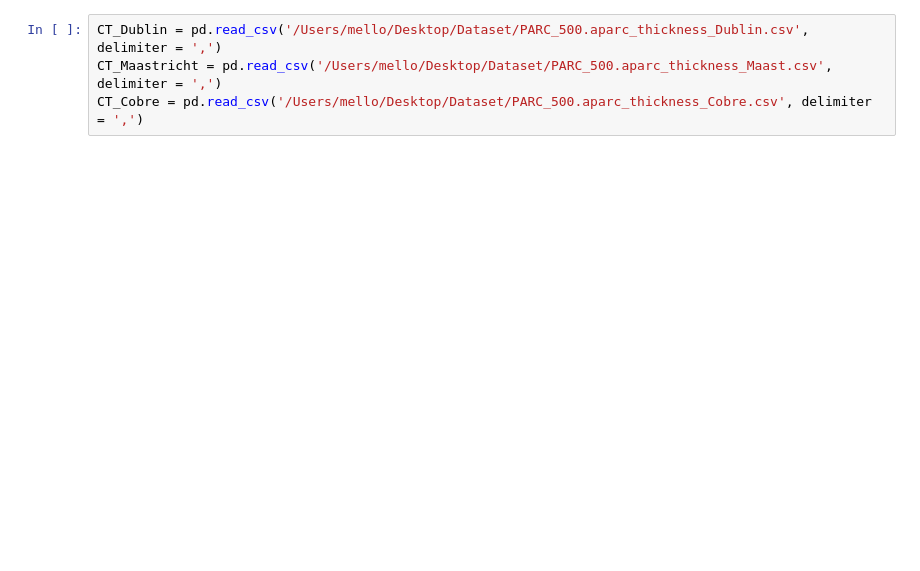
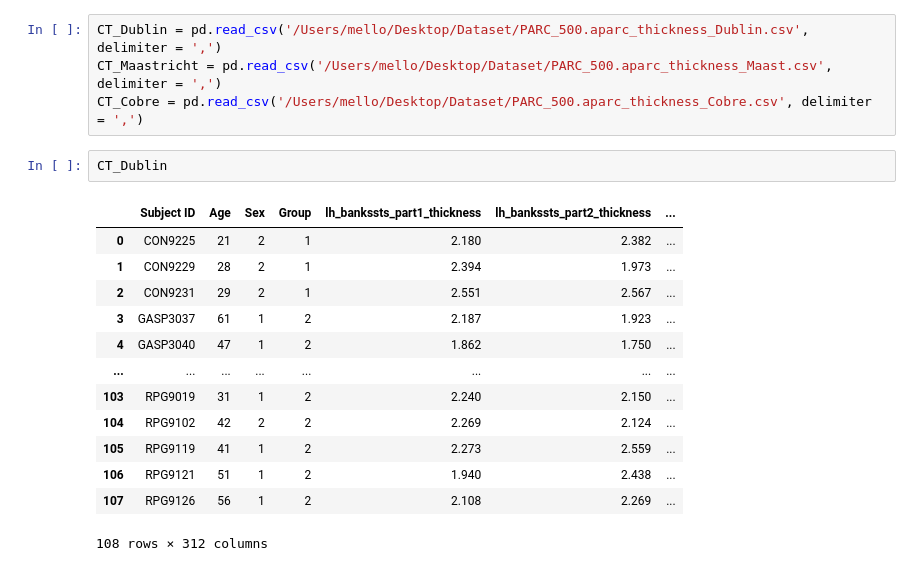
Before and after one commit to mello-y/MSc5_research_project, a Jupyter notebook: data/Data_exploration.ipynb, the cells around one changed output. Saved outputs shown, nothing was run; the diff lists cells and outputs as text; blank space fills up the shorter version.

```diff
--- a/data/Data_exploration.ipynb
+++ b/data/Data_exploration.ipynb
@@ -258,3 +304,19 @@ plotting.plot_stat_map(f_one, display_mode='x', threshold=1.,
 CT_Dublin = pd.read_csv('/Users/mello/Desktop/Dataset/PARC_500.aparc_thickness_Dublin.csv', delimiter = ',')
 CT_Maastricht = pd.read_csv('/Users/mello/Desktop/Dataset/PARC_500.aparc_thickness_Maast.csv', delimiter = ',')
 CT_Cobre = pd.read_csv('/Users/mello/Desktop/Dataset/PARC_500.aparc_thickness_Cobre.csv', delimiter = ',')
+# %%
+CT_Dublin
+# %% [output]
+|  | Subject ID | Age | Sex | Group | lh_bankssts_part1_thickness | lh_bankssts_part2_thickness | ... |
+| 0 | CON9225 | 21 | 2 | 1 | 2.180 | 2.382 | ... |
+| 1 | CON9229 | 28 | 2 | 1 | 2.394 | 1.973 | ... |
+| 2 | CON9231 | 29 | 2 | 1 | 2.551 | 2.567 | ... |
+| 3 | GASP3037 | 61 | 1 | 2 | 2.187 | 1.923 | ... |
+| 4 | GASP3040 | 47 | 1 | 2 | 1.862 | 1.750 | ... |
+| ... | ... | ... | ... | ... | ... | ... | ... |
+| 103 | RPG9019 | 31 | 1 | 2 | 2.240 | 2.150 | ... |
+| 104 | RPG9102 | 42 | 2 | 2 | 2.269 | 2.124 | ... |
+| 105 | RPG9119 | 41 | 1 | 2 | 2.273 | 2.559 | ... |
+| 106 | RPG9121 | 51 | 1 | 2 | 1.940 | 2.438 | ... |
+| 107 | RPG9126 | 56 | 1 | 2 | 2.108 | 2.269 | ... |
+108 rows × 312 columns
```
Also changed, not shown: parts of 50 cells of this notebook.
